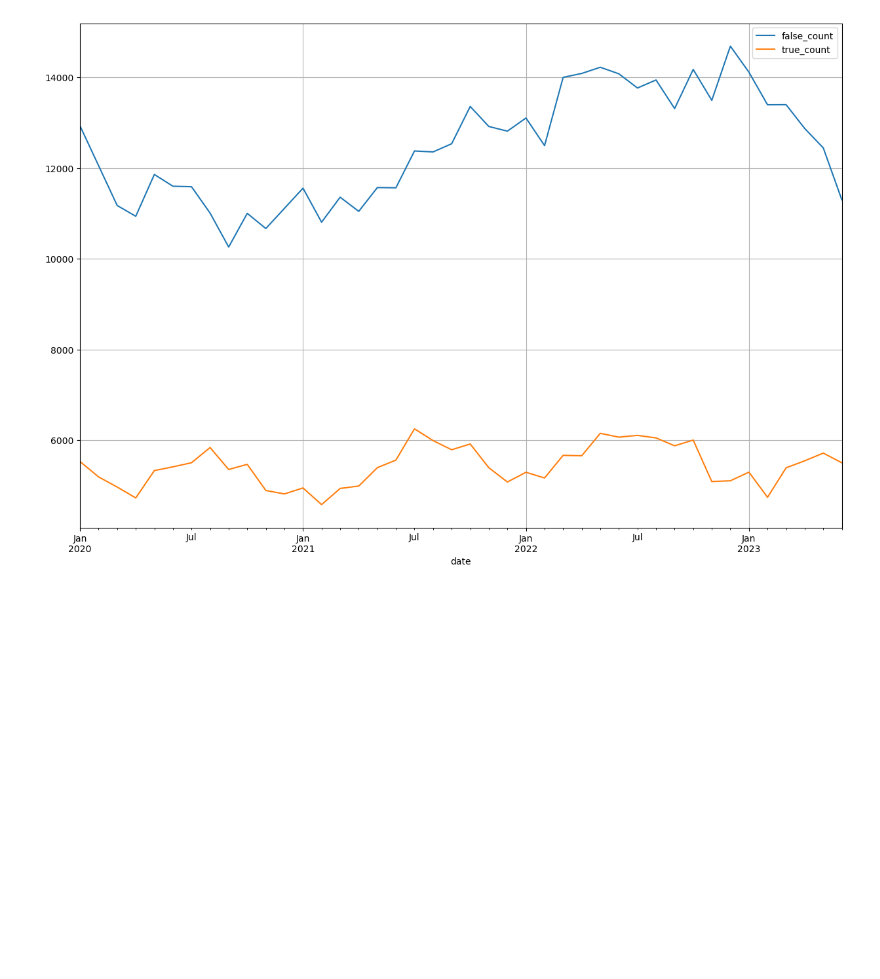
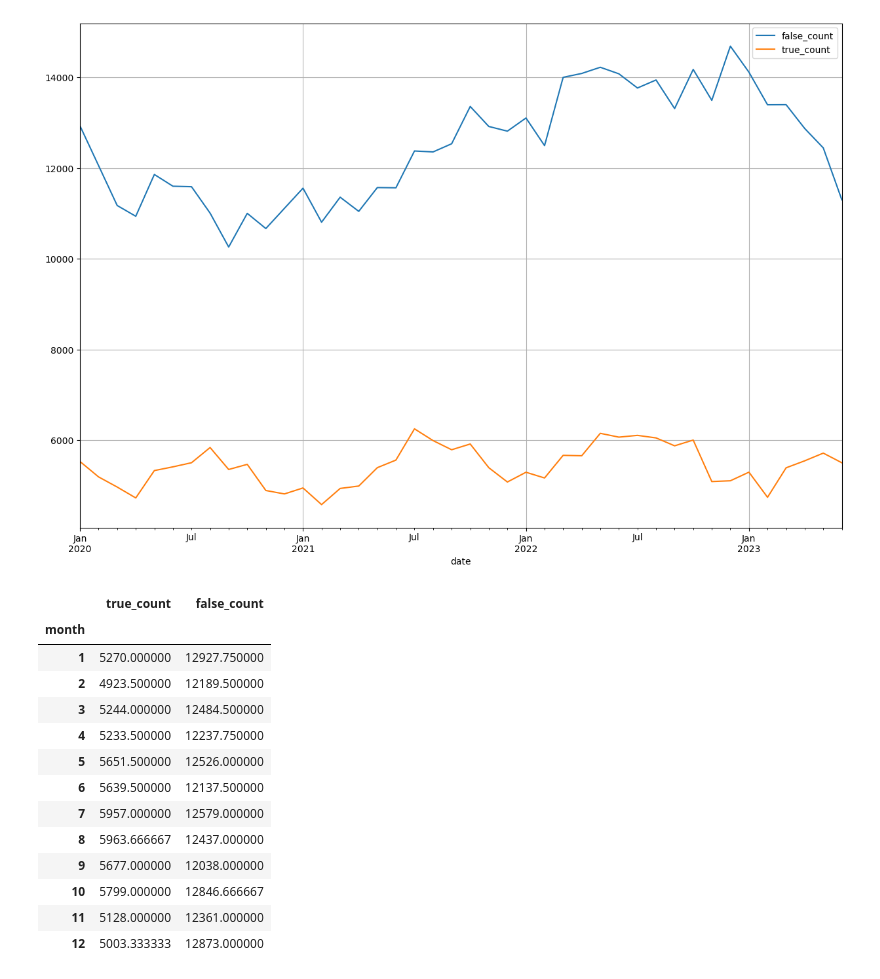
Before and after one commit to Ed-Lovera/AI-PT-Project-1, a Jupyter notebook: Micah/Untitled.ipynb, the cells around one changed output. Cells and saved outputs as stored; diff of their text form; code cells hidden in the pictures; blank space fills up the shorter version.

```diff
--- a/Micah/Untitled.ipynb
+++ b/Micah/Untitled.ipynb
@@ -193,3 +193,23 @@ grouped_df.plot(
 # %% [output]
 <Axes: xlabel='date'>
 [figure]
+# %%
+#grouped_df["avg_violent"]=grouped_df.groupby("month")["true_count"].median()
+groupe_month_df=grouped_df.groupby("month")[["true_count","false_count"]].mean()
+#grouped_df.head()
+groupe_month_df
+# %% [output]
+|  | true_count | false_count |
+| month |  |  |
+| 1 | 5270.000000 | 12927.750000 |
+| 2 | 4923.500000 | 12189.500000 |
+| 3 | 5244.000000 | 12484.500000 |
+| 4 | 5233.500000 | 12237.750000 |
+| 5 | 5651.500000 | 12526.000000 |
+| 6 | 5639.500000 | 12137.500000 |
+| 7 | 5957.000000 | 12579.000000 |
+| 8 | 5963.666667 | 12437.000000 |
+| 9 | 5677.000000 | 12038.000000 |
+| 10 | 5799.000000 | 12846.666667 |
+| 11 | 5128.000000 | 12361.000000 |
+| 12 | 5003.333333 | 12873.000000 |
```
Also changed, not shown: parts of 1 cell of this notebook.
